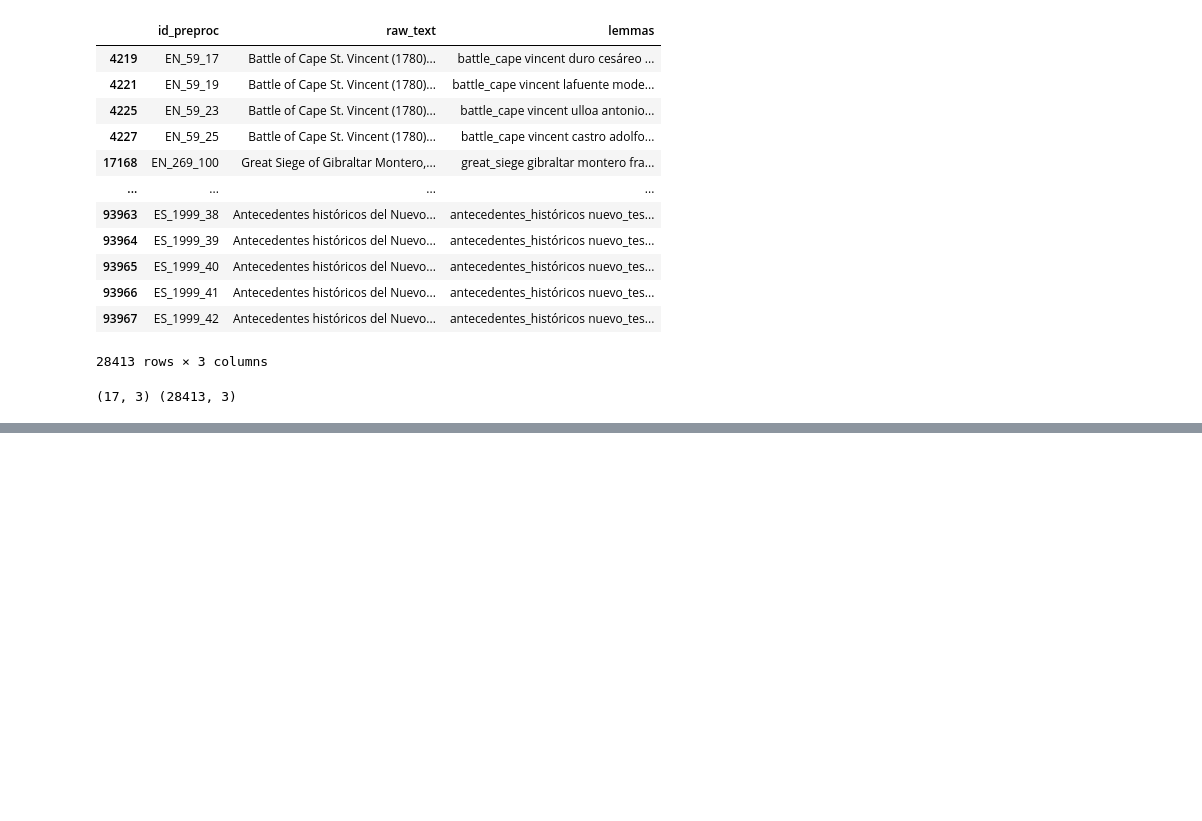
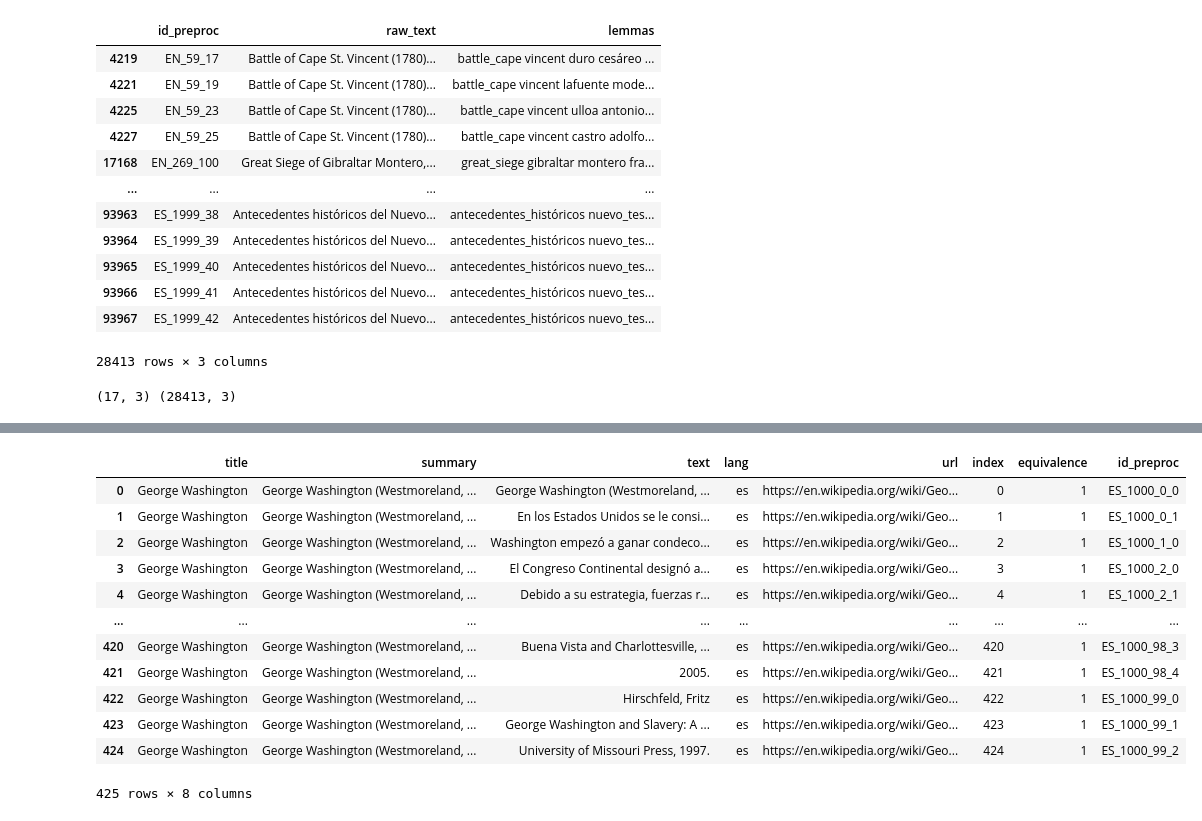
Before and after one commit to AlonsoMad/TFG-LLMs, a Jupyter notebook: aux.ipynb, the cells around one changed output, grey strips where cells are left out. Drawn from its saved outputs; the diff is of its cells as text; code cells hidden in the pictures; blank space fills up the shorter version.

```diff
--- a/aux.ipynb
+++ b/aux.ipynb
@@ -244,0 +273,16 @@ trans.translate()
+# %%
+trans.split_es_df
+# %% [output]
+|  | title | summary | text | lang | url | index | equivalence | id_preproc |
+| 0 | George Washington | George Washington (Westmoreland, ... | George Washington (Westmoreland, ... | es | https://en.wikipedia.org/wiki/Geo... | 0 | 1 | ES_1000_0_0 |
+| 1 | George Washington | George Washington (Westmoreland, ... | En los Estados Unidos se le consi... | es | https://en.wikipedia.org/wiki/Geo... | 1 | 1 | ES_1000_0_1 |
+| 2 | George Washington | George Washington (Westmoreland, ... | Washington empezó a ganar condeco... | es | https://en.wikipedia.org/wiki/Geo... | 2 | 1 | ES_1000_1_0 |
+| 3 | George Washington | George Washington (Westmoreland, ... | El Congreso Continental designó a... | es | https://en.wikipedia.org/wiki/Geo... | 3 | 1 | ES_1000_2_0 |
+| 4 | George Washington | George Washington (Westmoreland, ... | Debido a su estrategia, fuerzas r... | es | https://en.wikipedia.org/wiki/Geo... | 4 | 1 | ES_1000_2_1 |
+| ... | ... | ... | ... | ... | ... | ... | ... | ... |
+| 420 | George Washington | George Washington (Westmoreland, ... | Buena Vista and Charlottesville, ... | es | https://en.wikipedia.org/wiki/Geo... | 420 | 1 | ES_1000_98_3 |
+| 421 | George Washington | George Washington (Westmoreland, ... | 2005. | es | https://en.wikipedia.org/wiki/Geo... | 421 | 1 | ES_1000_98_4 |
+| 422 | George Washington | George Washington (Westmoreland, ... | Hirschfeld, Fritz | es | https://en.wikipedia.org/wiki/Geo... | 422 | 1 | ES_1000_99_0 |
+| 423 | George Washington | George Washington (Westmoreland, ... | George Washington and Slavery: A ... | es | https://en.wikipedia.org/wiki/Geo... | 423 | 1 | ES_1000_99_1 |
+| 424 | George Washington | George Washington (Westmoreland, ... | University of Missouri Press, 1997. | es | https://en.wikipedia.org/wiki/Geo... | 424 | 1 | ES_1000_99_2 |
+425 rows × 8 columns
```
Also changed, not shown: parts of 12 cells of this notebook, 2 other files.
